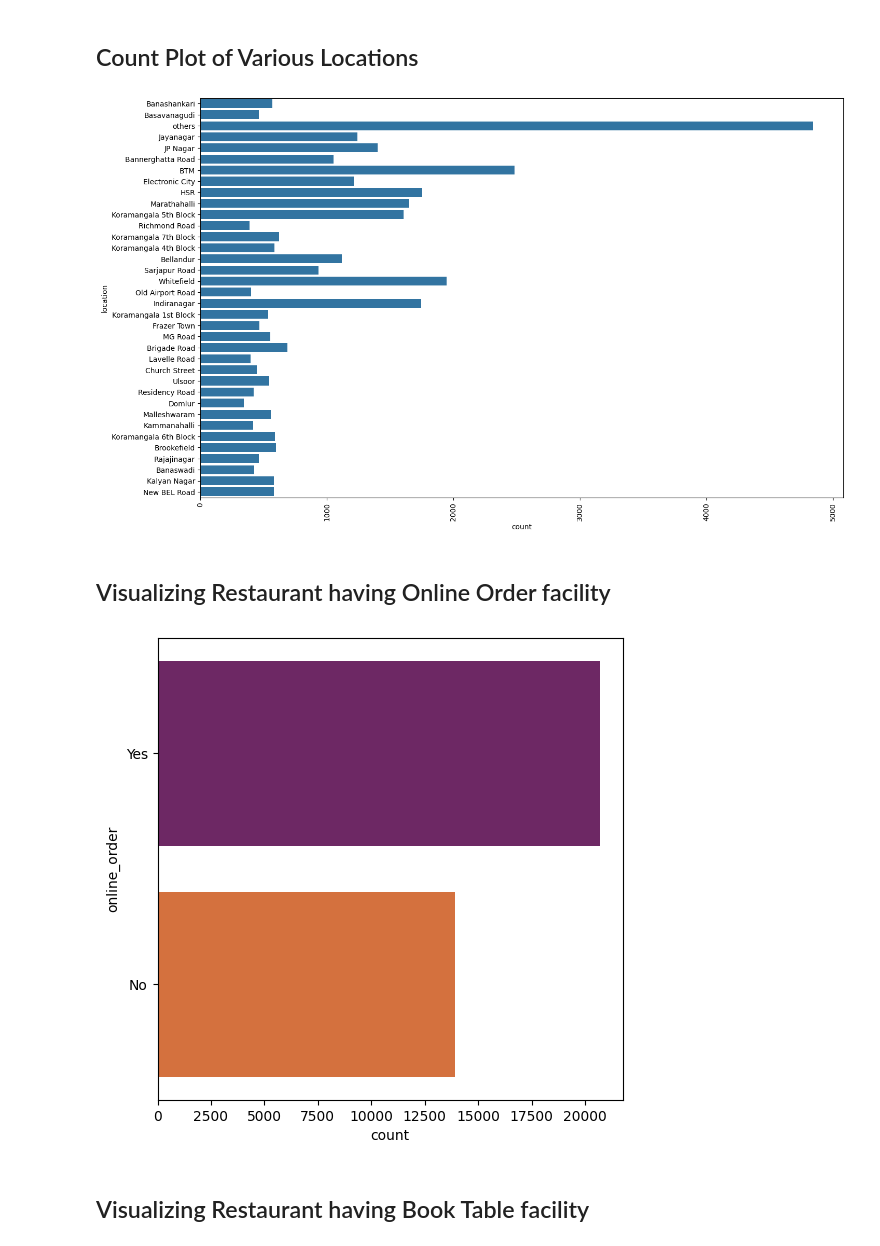
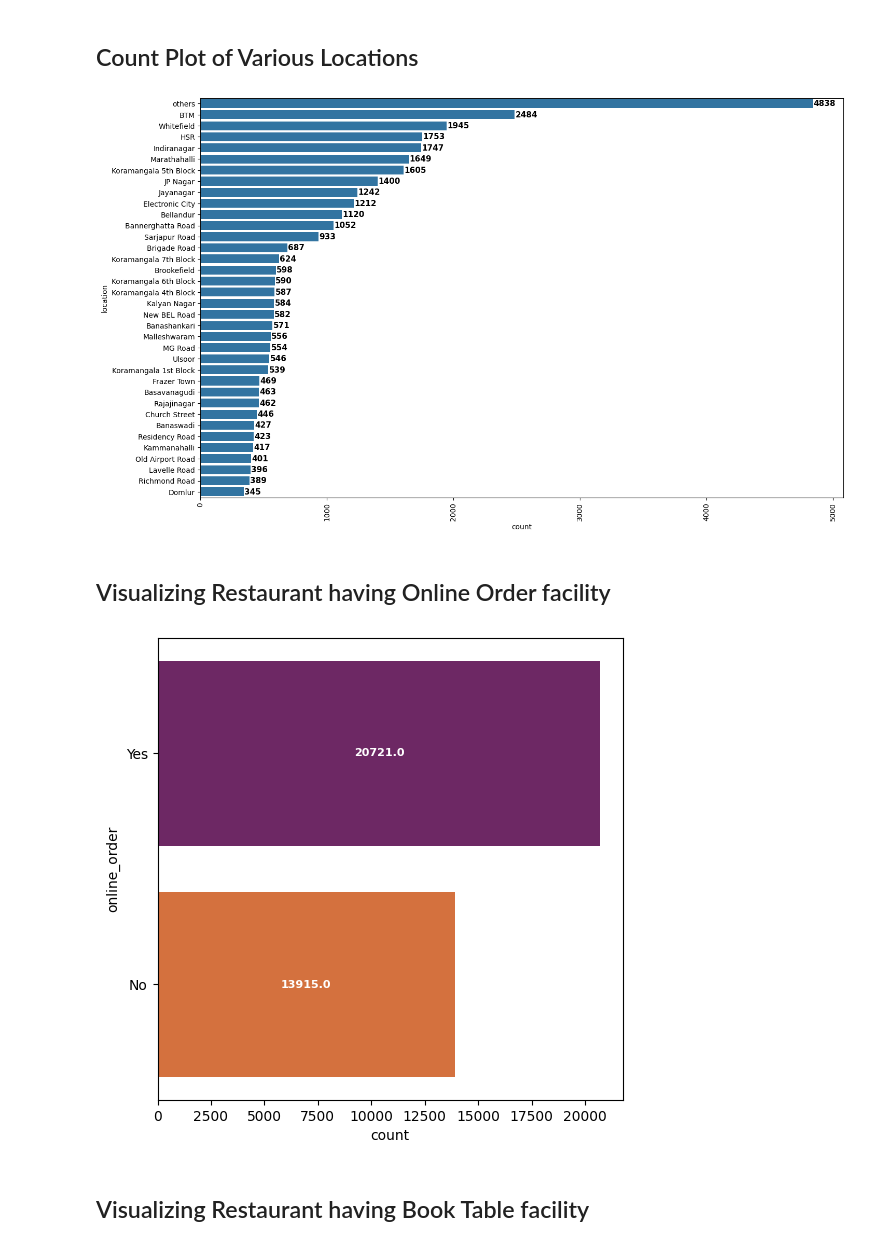
Before and after one commit to shaadclt/Zomato-Dataset-Analysis, a Jupyter notebook: Zomato Dataset Analysis.ipynb, the cells around one changed output. Drawn from its saved outputs; the diff is of its cells as text; code cells hidden in the pictures.

```diff
--- a/Zomato Dataset Analysis.ipynb
+++ b/Zomato Dataset Analysis.ipynb
@@ -405,20 +405,41 @@ Name: count, dtype: int64
 # %% [markdown]
 ## Count Plot of Various Locations
 # %%
+loc_vc = data['location'].value_counts()
+
 plt.figure(figsize=(16,10))
-ax = sns.countplot(data['location'])
+ax = sns.countplot(data['location'], order=loc_vc.index)
+x_offset = 5
+# Annotation
+for i, t in enumerate(loc_vc.values):
+    plt.text(x= t + x_offset, y = i, s = t, fontsize=11, color='black', va='center', weight='bold')
 plt.xticks(rotation=90)
 plt.show()
 # %% [output]
-[figure, old version]
+[figure, new version]
 # %% [markdown]
 ## Visualizing Restaurant having Online Order facility
 # %%
 plt.figure(figsize=(6,6))
-sns.countplot(data['online_order'],palette = 'inferno')
+ax = sns.countplot(data['online_order'], palette = 'inferno')
+
+# Annotation
+for bar in ax.patches:
+    width = bar.get_width()
+    ax.text(
+        bar.get_x() + width / 2,
+        bar.get_y() + bar.get_height() / 2,
+        width,
+        ha='center',
+        va='center',
+        color='white',
+        weight='bold',
+        size=8,
+        rotation='horizontal'
+    )
 plt.show()
 # %% [output]
-[figure, old version]
+[figure, new version]
 # %% [markdown]
 ## Visualizing Restaurant having Book Table facility
 # %%
```
Also changed, not shown: parts of 9 cells of this notebook.
